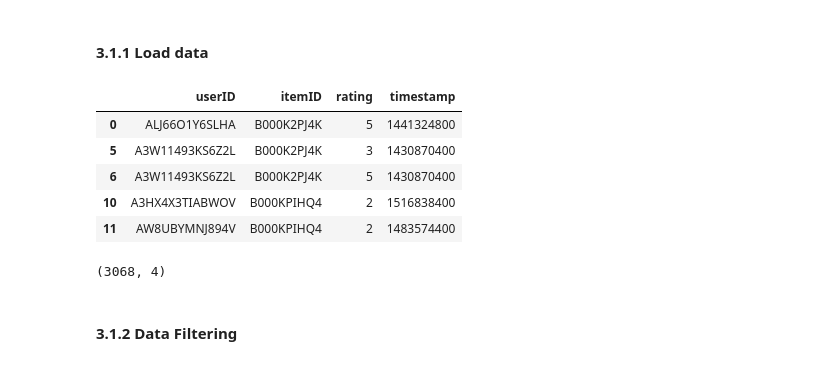
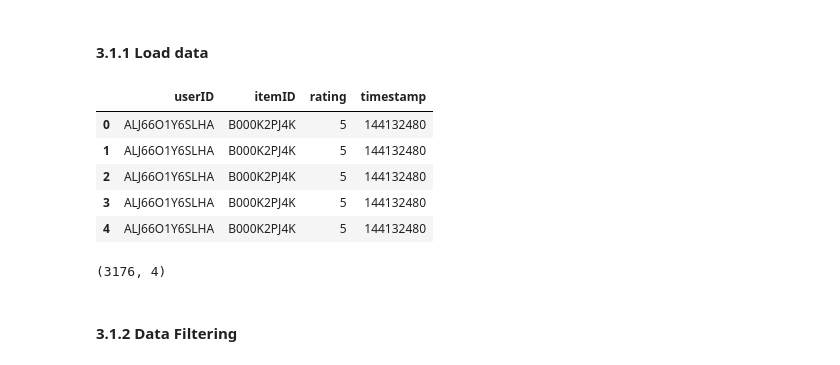
Before and after one commit to thijsgelton/IR-2122-Project, a Jupyter notebook: notebooks/standard_vae_deep_dive.ipynb, the cells around one changed output. Saved outputs shown, nothing was run; the diff lists cells and outputs as text; code cells hidden in the pictures.

```diff
--- a/notebooks/standard_vae_deep_dive.ipynb
+++ b/notebooks/standard_vae_deep_dive.ipynb
@@ -158,25 +155,20 @@ We load the data and create train / validation / test splits following strong ge
 # %% [markdown]
 #### 3.1.1 Load data
 # %%
-# df = movielens.load_pandas_df(
-#     size=MOVIELENS_DATA_SIZE,
-#     header=["userID", "itemID", "rating", "timestamp"]
-# )
-
-df = pd.read_json("AMAZON_FASION_5_formatted.json")[["reviewerID", "asin", "overall", "unixReviewTime"]].rename(columns={"reviewerID": "userID", "asin": "itemID", "overall": "rating", "unixReviewTime": "timestamp"})
-df.drop_duplicates(inplace=True)
+df = pd.DataFrame()
+df[["userID", "itemID", "rating", "timestamp"]] = pd.read_json("AMAZON_FASHION_5.json")[["reviewerID", "asin", "overall", "unixReviewTime"]]
 df.head()
 # %% [output]
 |  | userID | itemID | rating | timestamp |
-| 0 | ALJ66O1Y6SLHA | B000K2PJ4K | 5 | 1441324800 |
-| 5 | A3W11493KS6Z2L | B000K2PJ4K | 3 | 1430870400 |
-| 6 | A3W11493KS6Z2L | B000K2PJ4K | 5 | 1430870400 |
-| 10 | A3HX4X3TIABWOV | B000KPIHQ4 | 2 | 1516838400 |
-| 11 | AW8UBYMNJ894V | B000KPIHQ4 | 2 | 1483574400 |
+| 0 | ALJ66O1Y6SLHA | B000K2PJ4K | 5 | 144132480 |
+| 1 | ALJ66O1Y6SLHA | B000K2PJ4K | 5 | 144132480 |
+| 2 | ALJ66O1Y6SLHA | B000K2PJ4K | 5 | 144132480 |
+| 3 | ALJ66O1Y6SLHA | B000K2PJ4K | 5 | 144132480 |
+| 4 | ALJ66O1Y6SLHA | B000K2PJ4K | 5 | 144132480 |
 # %%
 df.shape
 # %% [output]
-(3068, 4)
+(3176, 4)
 # %% [markdown]
 #### 3.1.2 Data Filtering
 # %% [markdown]
```
Also changed, not shown: parts of 33 cells of this notebook, 4 other files.
